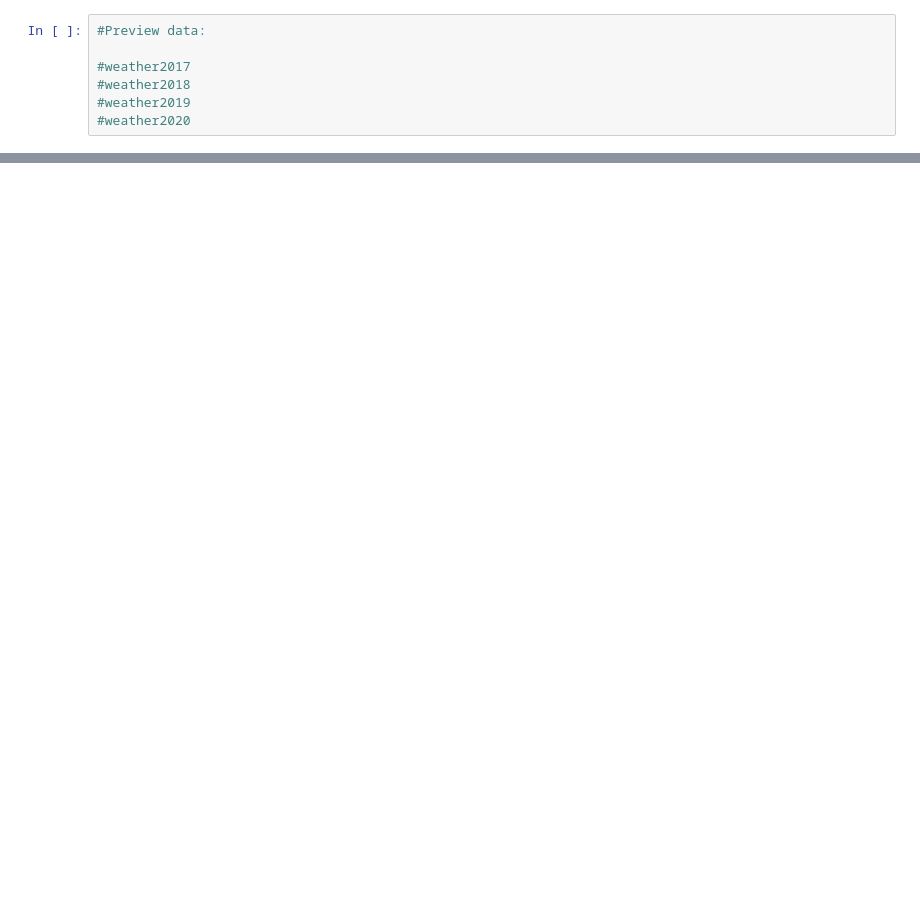
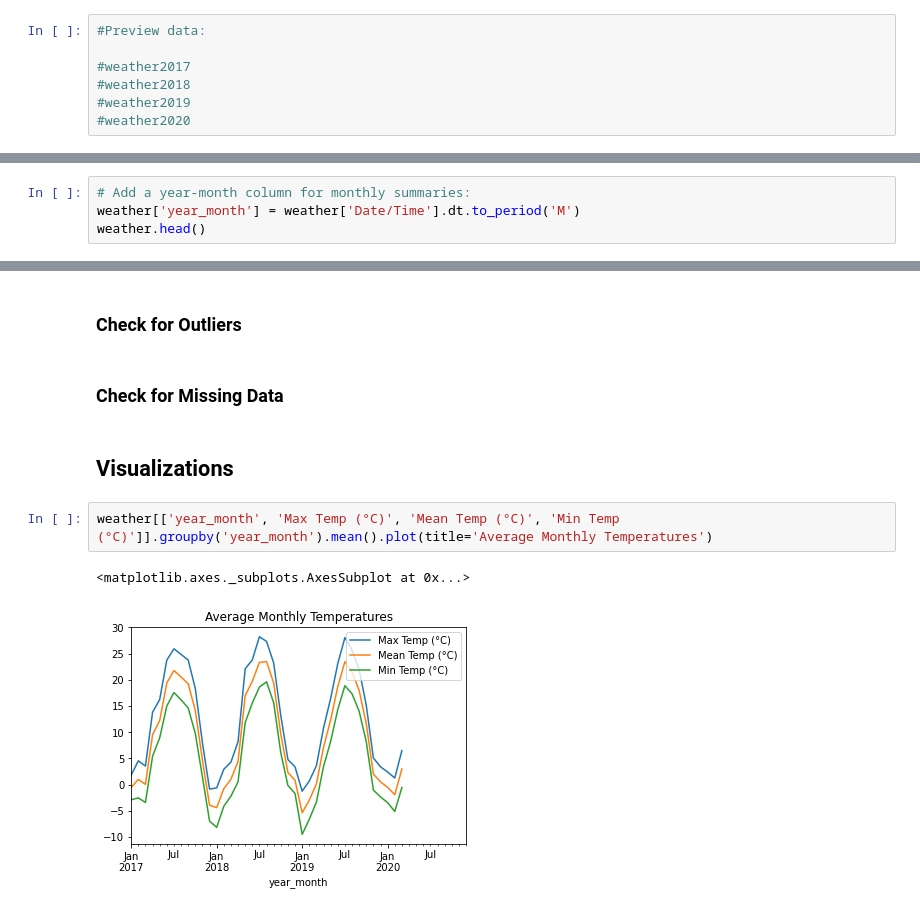
Before and after one commit to VernonNaidoo-Toronto/SCS3250-Group-2-Final-Project, a Jupyter notebook: Weather.ipynb, the cells around one changed output, grey strips where cells are left out. Drawn from its saved outputs; the diff is of its cells as text; blank space fills up the shorter version.

```diff
--- a/Weather.ipynb
+++ b/Weather.ipynb
@@ -66,0 +139,4 @@ weather
+# %%
+# Add a year-month column for monthly summaries:
+weather['year_month'] = weather['Date/Time'].dt.to_period('M')
+weather.head()
@@ -66,0 +171,11 @@ weather
+# %% [markdown]
+### Check for Outliers
+# %% [markdown]
+### Check for Missing Data
+# %% [markdown]
+## Visualizations
+# %%
+weather[['year_month', 'Max Temp (°C)', 'Mean Temp (°C)', 'Min Temp (°C)']].groupby('year_month').mean().plot(title='Average Monthly Temperatures')
+# %% [output]
+<matplotlib.axes._subplots.AxesSubplot at 0x...>
+[figure, added]
```
Also changed, not shown: parts of 16 cells of this notebook.
